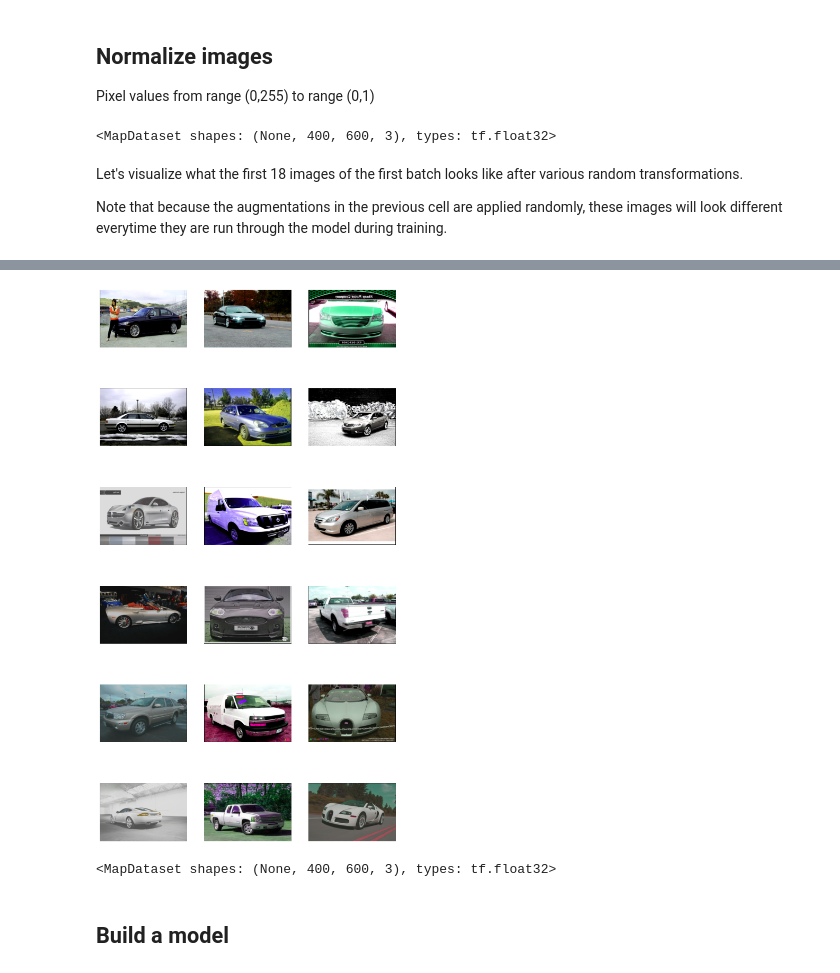
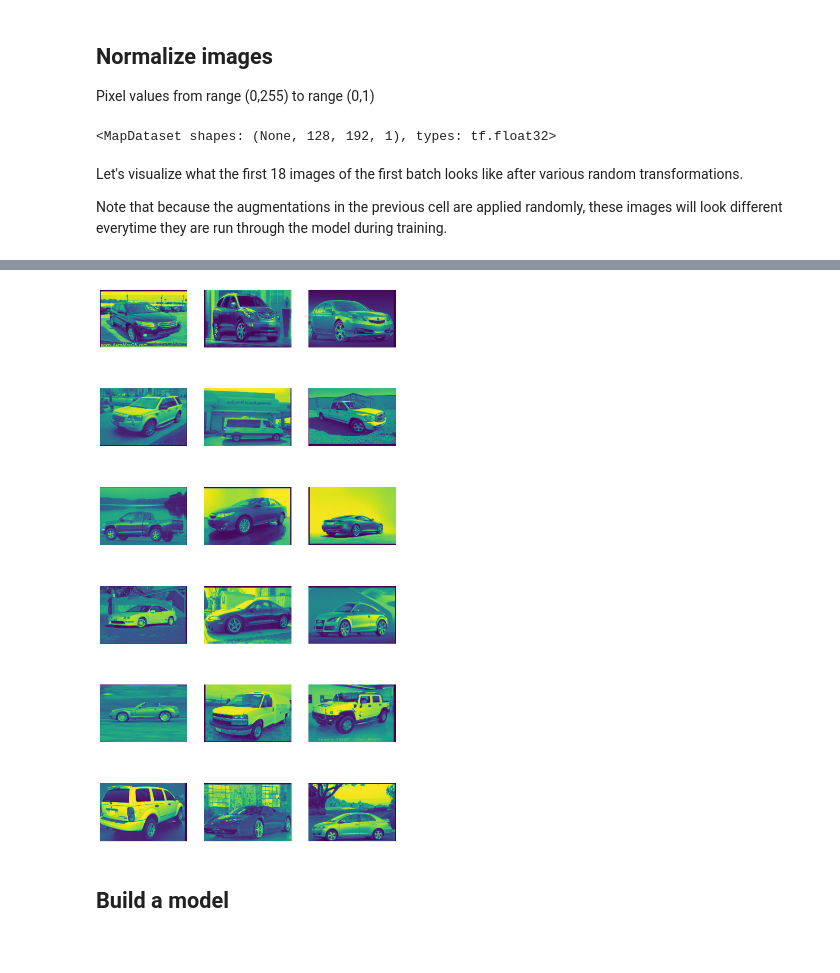
Before and after one commit to h31d1/BetaVAE, a Jupyter notebook: BetaVAEonCars196.ipynb, the cells around one changed output, grey strips where cells are left out. Drawn from its saved outputs; the diff is of its cells as text; code cells hidden in the pictures.

```diff
--- a/BetaVAEonCars196.ipynb
+++ b/BetaVAEonCars196.ipynb
@@ -12,3 +14,12 @@ from matplotlib import pyplot as plt
+# %%
+height, width, depth = 128, 192, 1
+batch_size = 32
+pad = 10 # padding for cropping
+filters = [64,32,16]
+latent_dim = 10
+image_size = (height, width, depth)
+last_convdims = (int(height/(2**(len(filters)))),
+                 int(width/(2**(len(filters)))))
 # %% [markdown]
 Let's get the data. Working on your machine, change `download` to `True` and change `DATA_DIR` to the name of the local directory you want to download the data to.
 # %%
@@ -37,8 +41,6 @@ train_ds
 # %% [markdown]
 ## Resize images
 # %%
-height, width = 400, 600
-
 train_ds = train_ds.map(lambda x, y: (tf.image.resize(x, (height, width))))
 #validation_ds = validation_ds.map(lambda x, y: (tf.image.resize(x, (height, width))))
 test_ds = test_ds.map(lambda x, y: (tf.image.resize(x, (height, width))))
@@ -47,0 +52,5 @@ train_ds
+# %%
+train_ds = train_ds.map(lambda x: (tf.image.rgb_to_grayscale(x)))
+#validation_ds = validation_ds.map(lambda x: (tf.image.rgb_to_grayscale(x)))
+test_ds = test_ds.map(lambda x: (tf.image.rgb_to_grayscale(x)))
+train_ds
@@ -50,16 +61,14 @@ train_ds
 
 Let's the data and use caching and prefetching to optimize load speed:
 # %%
-batch_size = 32
-
 def augment_func(image):
-    image = tf.image.resize_with_crop_or_pad(image,height+10,width+10)
+    image = tf.image.resize_with_crop_or_pad(image,height+pad,width+pad)
     #image = tf.clip_by_value(image,0,255) #make sure you have no color value higher than 225 or lower than 0.
-    image = tf.image.random_crop(image,size=[height,width,3])
+    image = tf.image.random_crop(image,size=[height,width,depth])
     image = tf.image.random_flip_left_right(image) #different aspect of vehicles
-    image = tf.image.random_hue(image,0.2) #random color, change a red cat into a blue car
-    image = tf.image.random_contrast(image,0.5,2)# random contrast
-    image = tf.image.random_saturation(image,0,2)# random sturations
+    #image = tf.image.random_hue(image,0.2) #random color, change a red cat into a blue car
+    #image = tf.image.random_contrast(image,0.5,2)# random contrast
+    #image = tf.image.random_saturation(image,0,2)# random sturations
     return image
 
 # cache makes the images ready before running
@@ -74,7 +83,7 @@ train_ds = train_ds.map(lambda x: x / 255.)
 test_ds = test_ds.map(lambda x: x / 255.)
 train_ds
 # %% [output]
-<MapDataset shapes: (None, 400, 600, 3), types: tf.float32>
+<MapDataset shapes: (None, 128, 192, 1), types: tf.float32>
 # %% [markdown]
 Let's visualize what the first 18 images of the first batch looks like after various random transformations.
 
@@ -83,7 +92,7 @@ Note that because the augmentations in the previous cell are applied randomly, t
 plt.figure(figsize=(10, 20))
 for i, image_batch in enumerate(train_ds.take(18)): # we did batch(batch_size) before, if we didn't, "take" will take individual image.
         ax = plt.subplot(6, 3, i + 1)
-        plt.imshow(image_batch[3].numpy()) #tensor flow treats things as floating numbers, but images need integer.
+        plt.imshow(image_batch[3,:,:,:].numpy()) #tensor flow treats things as floating numbers, but images need integer.
         #plt.title(ds_info.features["label"].names[int(label[3])])
         plt.axis("off")
 # %% [output]
@@ -99,7 +99,3 @@ WARNING:matplotlib.image:Clipping input data to the valid range for imshow with
-[figure, old version]
+[figure, new version]
-# %%
-train_ds
-# %% [output]
-<MapDataset shapes: (None, 400, 600, 3), types: tf.float32>
 # %% [markdown]
 ## Build a model
```
Also changed, not shown: parts of 20 cells of this notebook, 1 other file.
